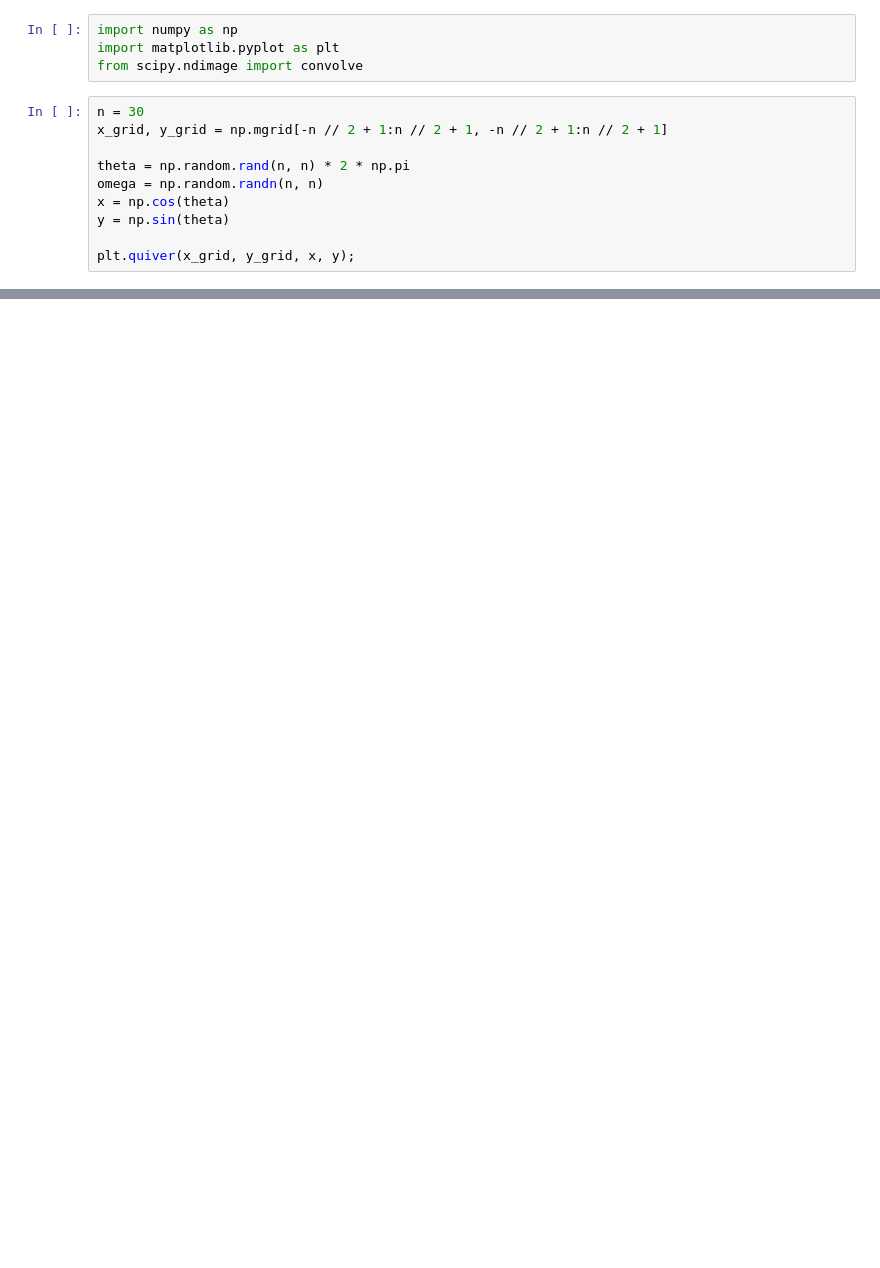
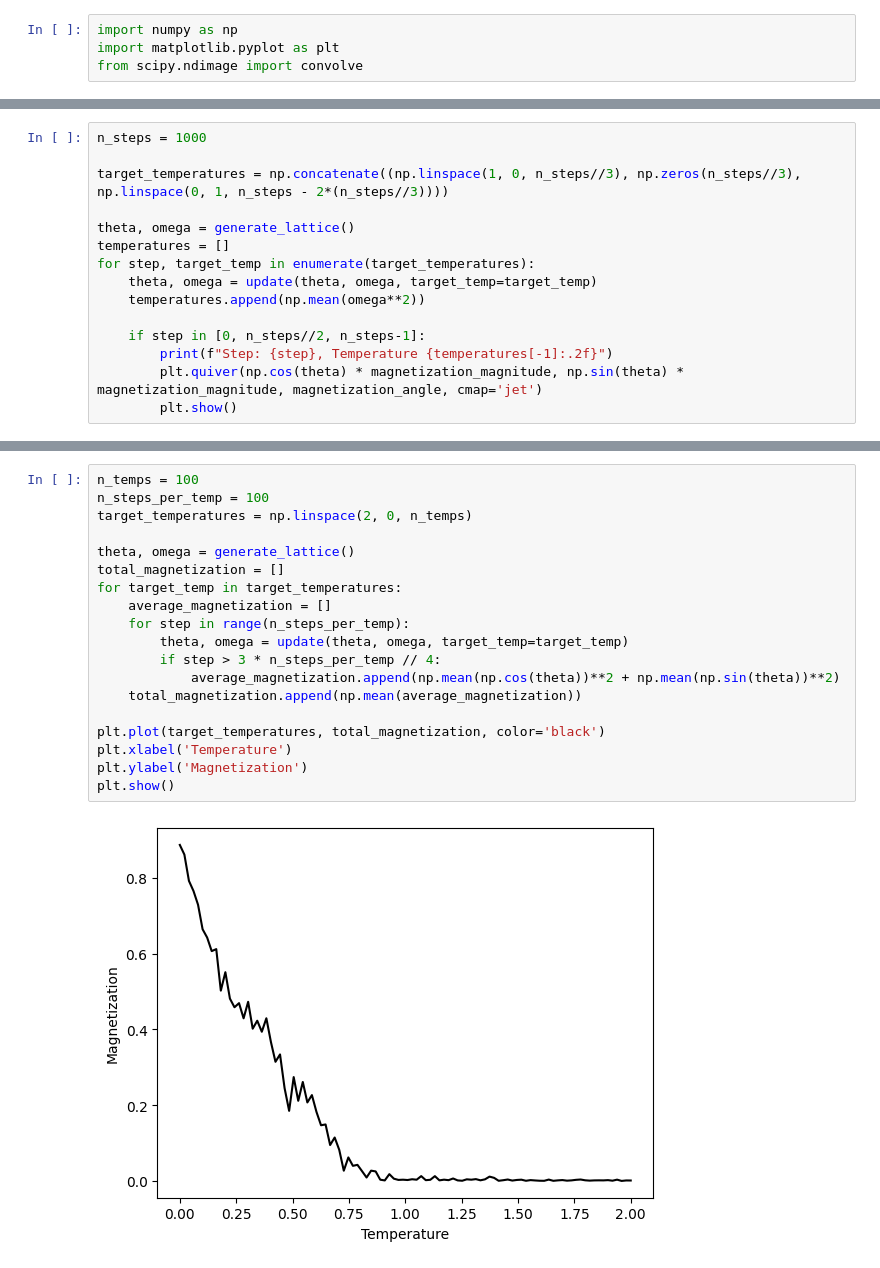
Before and after one commit to TimBerti/magnetic-dipole-lattice, a Jupyter notebook: notebooks/magnetic_dipole_lattice.ipynb, the cells around one changed output, grey strips where cells are left out. Cells and saved outputs as stored; diff of their text form; blank space fills up the shorter version.

```diff
--- a/notebooks/magnetic_dipole_lattice.ipynb
+++ b/notebooks/magnetic_dipole_lattice.ipynb
@@ -2,13 +4,3 @@
 import numpy as np
 import matplotlib.pyplot as plt
 from scipy.ndimage import convolve
-# %%
-n = 30
-x_grid, y_grid = np.mgrid[-n // 2 + 1:n // 2 + 1, -n // 2 + 1:n // 2 + 1]
-
-theta = np.random.rand(n, n) * 2 * np.pi
-omega = np.random.randn(n, n)
-x = np.cos(theta)
-y = np.sin(theta)
-
-plt.quiver(x_grid, y_grid, x, y);
@@ -246,0 +123,15 @@ plt.show();
+# %%
+n_steps = 1000
+
+target_temperatures = np.concatenate((np.linspace(1, 0, n_steps//3), np.zeros(n_steps//3), np.linspace(0, 1, n_steps - 2*(n_steps//3))))
+
+theta, omega = generate_lattice()
+temperatures = []
+for step, target_temp in enumerate(target_temperatures):
+    theta, omega = update(theta, omega, target_temp=target_temp)
+    temperatures.append(np.mean(omega**2))
+
+    if step in [0, n_steps//2, n_steps-1]:
+        print(f"Step: {step}, Temperature {temperatures[-1]:.2f}")
+        plt.quiver(np.cos(theta) * magnetization_magnitude, np.sin(theta) * magnetization_magnitude, magnetization_angle, cmap='jet')
+        plt.show()
@@ -246,0 +154,21 @@ plt.show();
+# %%
+n_temps = 100
+n_steps_per_temp = 100
+target_temperatures = np.linspace(2, 0, n_temps)
+
+theta, omega = generate_lattice()
+total_magnetization = []
+for target_temp in target_temperatures:
+    average_magnetization = []
+    for step in range(n_steps_per_temp):
+        theta, omega = update(theta, omega, target_temp=target_temp)
+        if step > 3 * n_steps_per_temp // 4:
+            average_magnetization.append(np.mean(np.cos(theta))**2 + np.mean(np.sin(theta))**2)
+    total_magnetization.append(np.mean(average_magnetization))
+
+plt.plot(target_temperatures, total_magnetization, color='black')
+plt.xlabel('Temperature')
+plt.ylabel('Magnetization')
+plt.show()
+# %% [output]
+[figure, added]
```
Also changed, not shown: parts of 13 cells of this notebook.
